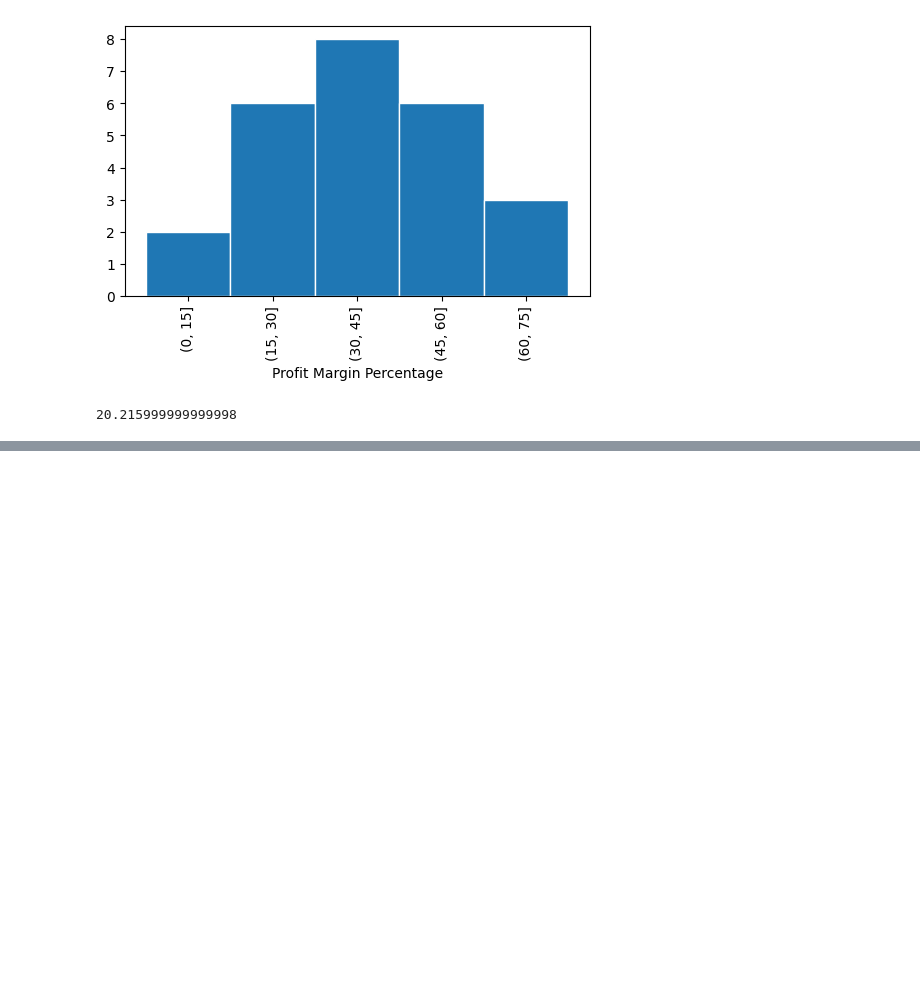
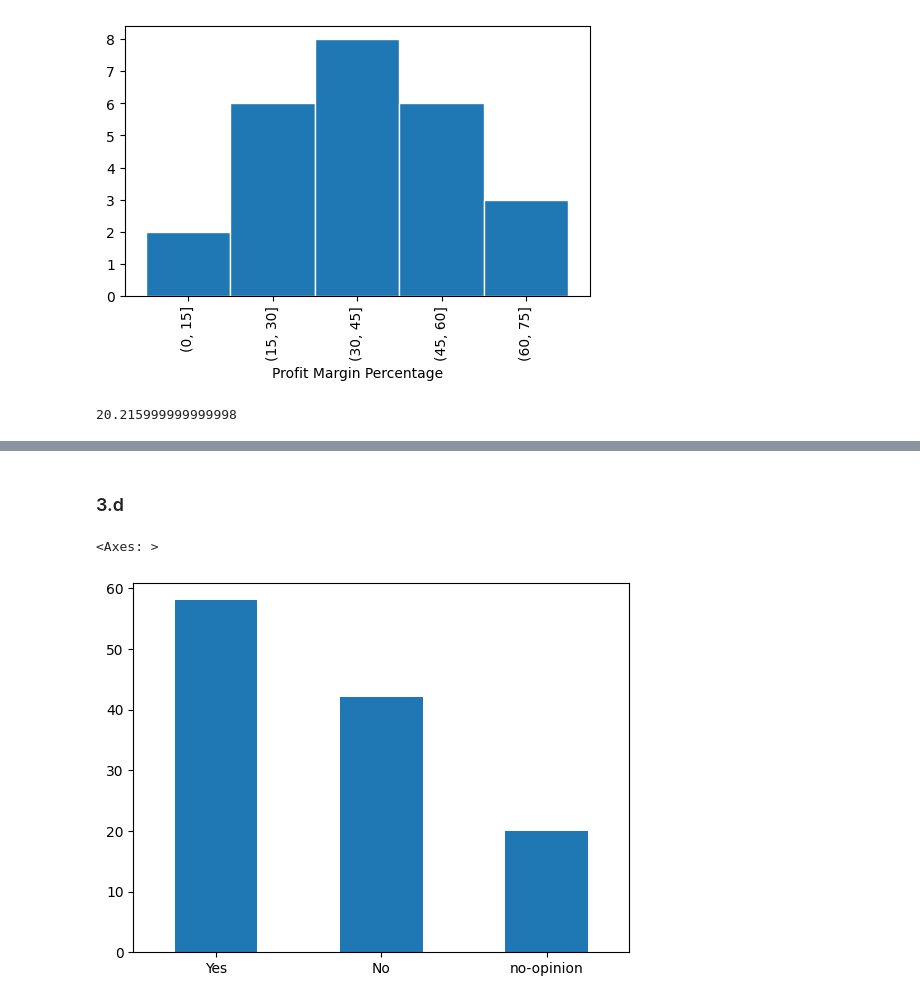
Before and after one commit to zenbaei/Data_Stats_Practice, a Jupyter notebook: Statistics_4_Business_Solutions.ipynb, the cells around one changed output, grey strips where cells are left out. Cells and saved outputs as stored; diff of their text form; code cells hidden in the pictures; blank space fills up the shorter version.

```diff
--- a/Statistics_4_Business_Solutions.ipynb
+++ b/Statistics_4_Business_Solutions.ipynb
@@ -397,0 +495,7 @@ np.average(shadow['Price by Earnings Ratio '])
+# %% [markdown]
+### 3.d
+# %%
+qst.iloc[0].plot(kind='bar', rot= 0)
+# %% [output]
+<Axes: >
+[figure, added]
```
Also changed, not shown: parts of 22 cells of this notebook.
